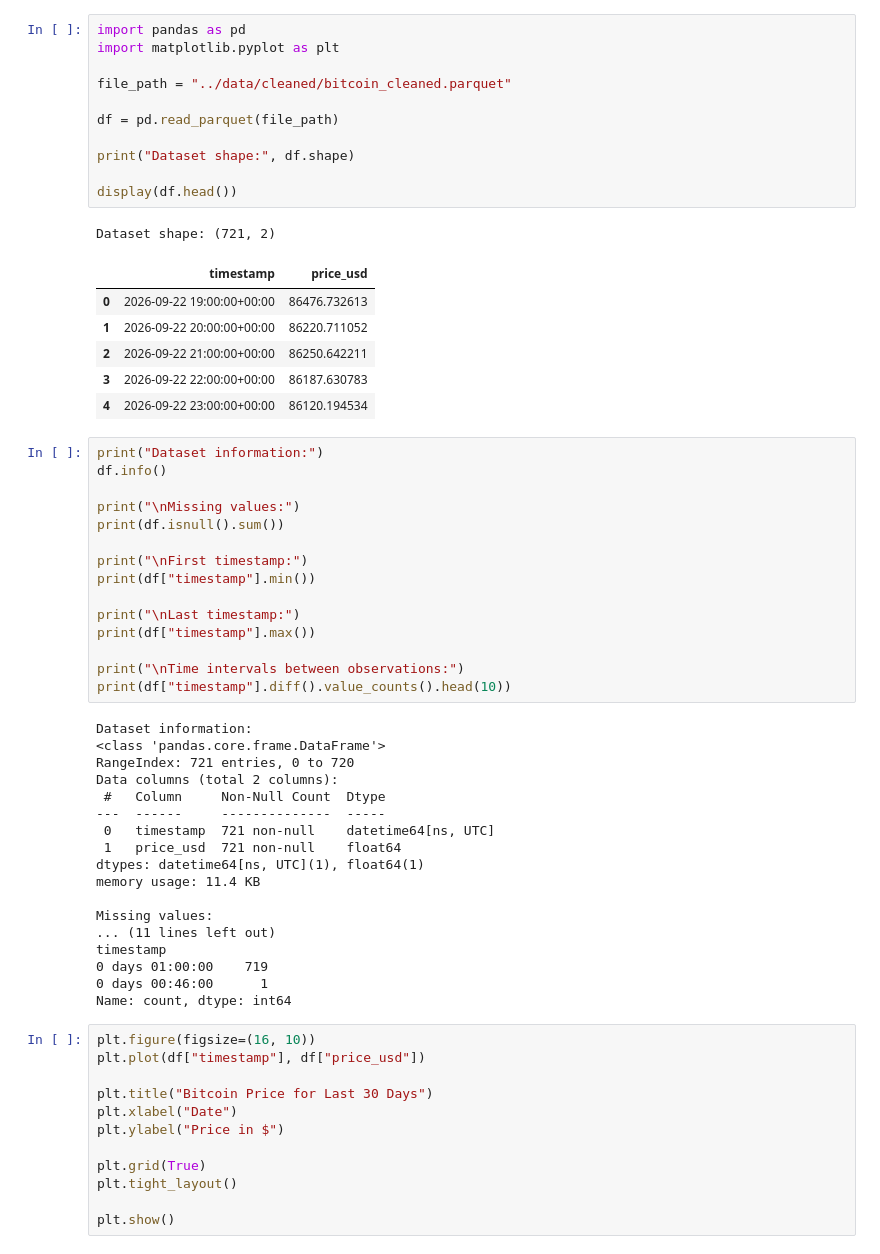
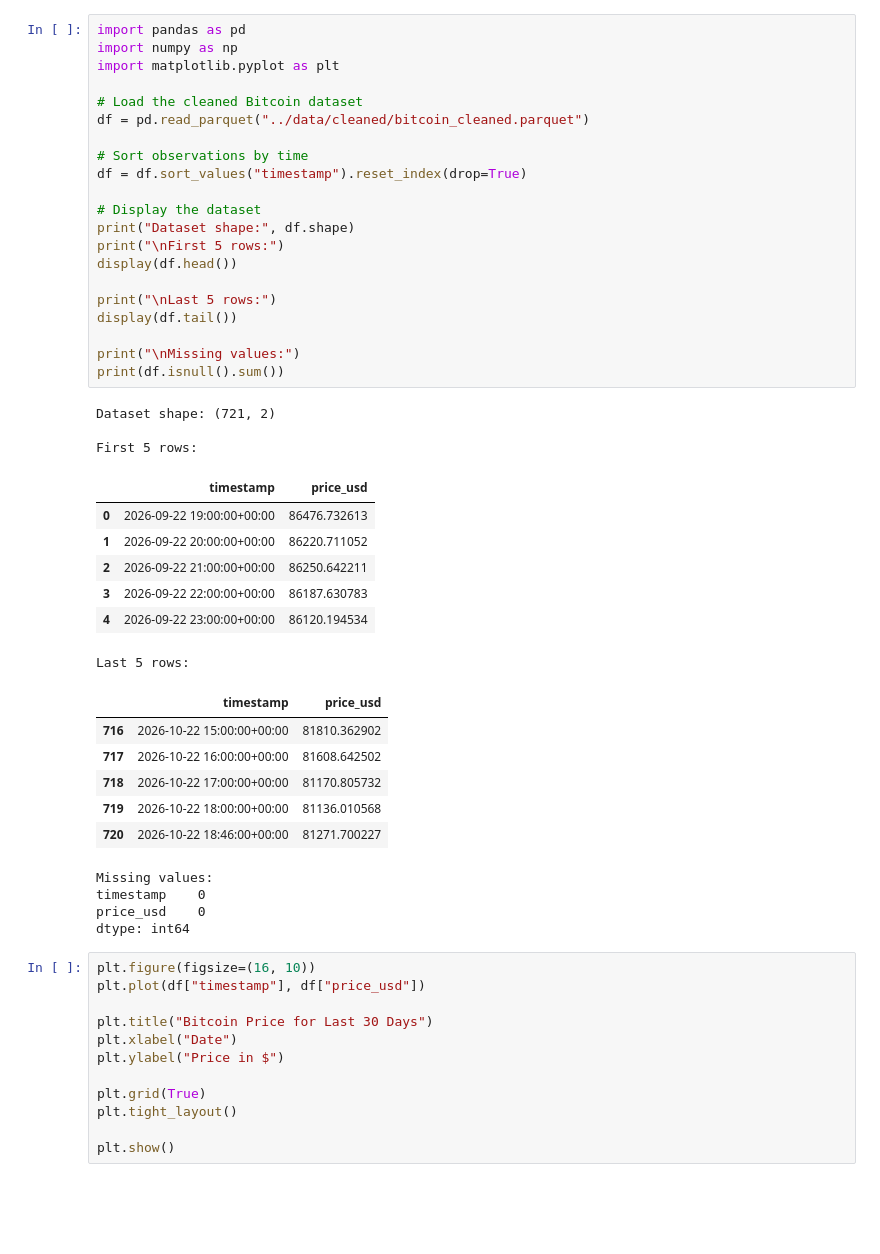
Before and after one commit to darshanijadhav29/quanntt, a Jupyter notebook: notebooks/model.ipynb, the cells around one changed output. Drawn from its saved outputs; the diff is of its cells as text; blank space fills up the shorter version.

```diff
--- a/notebooks/model.ipynb
+++ b/notebooks/model.ipynb
@@ -1,55 +1,45 @@
 # %%
 import pandas as pd
+import numpy as np
 import matplotlib.pyplot as plt
 
-file_path = "../data/cleaned/bitcoin_cleaned.parquet"
+# Load the cleaned Bitcoin dataset
+df = pd.read_parquet("../data/cleaned/bitcoin_cleaned.parquet")
 
-df = pd.read_parquet(file_path)
+# Sort observations by time
+df = df.sort_values("timestamp").reset_index(drop=True)
 
+# Display the dataset
 print("Dataset shape:", df.shape)
+print("\nFirst 5 rows:")
+display(df.head())
 
-display(df.head())
+print("\nLast 5 rows:")
+display(df.tail())
+
+print("\nMissing values:")
+print(df.isnull().sum())
 # %% [output]
 Dataset shape: (721, 2)
+
+First 5 rows:
 |  | timestamp | price_usd |
 | 0 | 2026-09-22 19:00:00+00:00 | 86476.732613 |
 | 1 | 2026-09-22 20:00:00+00:00 | 86220.711052 |
 | 2 | 2026-09-22 21:00:00+00:00 | 86250.642211 |
 | 3 | 2026-09-22 22:00:00+00:00 | 86187.630783 |
 | 4 | 2026-09-22 23:00:00+00:00 | 86120.194534 |
+Last 5 rows:
+|  | timestamp | price_usd |
+| 716 | 2026-10-22 15:00:00+00:00 | 81810.362902 |
+| 717 | 2026-10-22 16:00:00+00:00 | 81608.642502 |
+| 718 | 2026-10-22 17:00:00+00:00 | 81170.805732 |
+| 719 | 2026-10-22 18:00:00+00:00 | 81136.010568 |
+| 720 | 2026-10-22 18:46:00+00:00 | 81271.700227 |
+Missing values:
+timestamp    0
+price_usd    0
+dtype: int64
-# %%
-print("Dataset information:")
-df.info()
-
-print("\nMissing values:")
-print(df.isnull().sum())
-
-print("\nFirst timestamp:")
-print(df["timestamp"].min())
-
-print("\nLast timestamp:")
-print(df["timestamp"].max())
-
-print("\nTime intervals between observations:")
-print(df["timestamp"].diff().value_counts().head(10))
-# %% [output]
-Dataset information:
-<class 'pandas.core.frame.DataFrame'>
-RangeIndex: 721 entries, 0 to 720
-Data columns (total 2 columns):
- #   Column     Non-Null Count  Dtype
----  ------     --------------  -----
- 0   timestamp  721 non-null    datetime64[ns, UTC]
- 1   price_usd  721 non-null    float64
-dtypes: datetime64[ns, UTC](1), float64(1)
-memory usage: 11.4 KB
-
-Missing values:
-... (11 lines left out)
-timestamp
-0 days 01:00:00    719
-0 days 00:46:00      1
-Name: count, dtype: int64
 # %%
 plt.figure(figsize=(16, 10))
 plt.plot(df["timestamp"], df["price_usd"])
```
Also changed, not shown: parts of 7 cells of this notebook, 1 other file.
